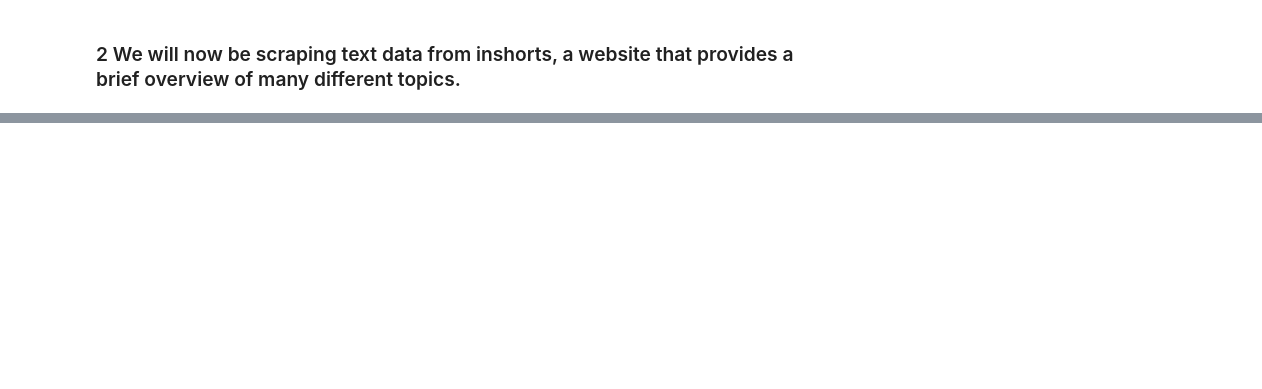
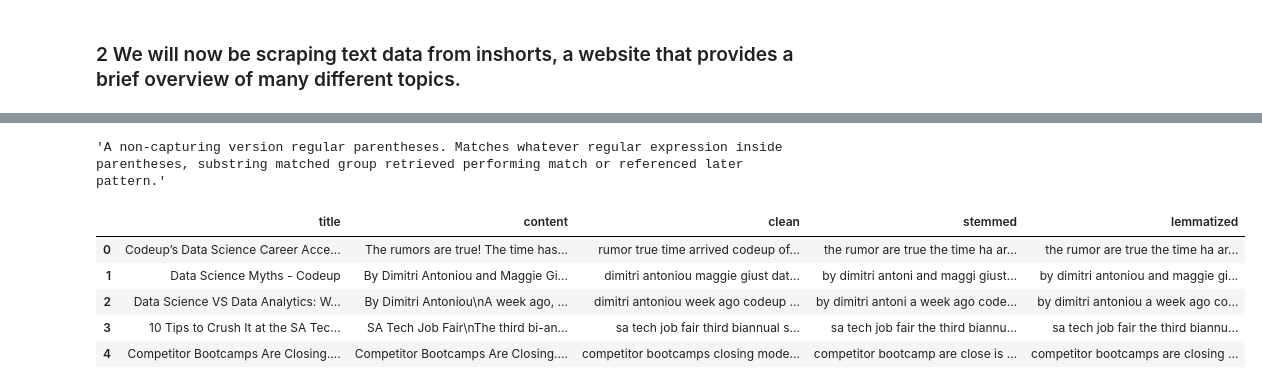
Before and after one commit to QuantumKane/natural-language-processing-exercises, a Jupyter notebook: workbench.ipynb, the cells around one changed output, grey strips where cells are left out. Saved outputs shown, nothing was run; the diff lists cells and outputs as text; code cells hidden in the pictures; blank space fills up the shorter version.

Commit message:
thru prep exercises

```diff
--- a/workbench.ipynb
+++ b/workbench.ipynb
@@ -71,0 +88,6 @@ get_blog_articles(urls, cached=False)
+# %%
+# Scrape a ResultSet of all the news cards on the page and look at first card
+
+cards = soup.find_all('div', class_='news-card')
+print(type(cards))
+cards[0]
@@ -71,0 +343,16 @@ get_blog_articles(urls, cached=False)
+# %%
+def lemmatize(string):
+    '''
+    This function takes in string for and
+    returns a string with words lemmatized.
+    '''
+    # Create the lemmatizer.
+    wnl = nltk.stem.WordNetLemmatizer()
+
+    # Use the lemmatizer on each word in the list of words we created by using split.
+    lemmas = [wnl.lemmatize(word) for word in string.split()]
+
+    # Join our list of words into a string again and assign to a variable.
+    string = ' '.join(lemmas)
+
+    return string
@@ -71,0 +395,33 @@ get_blog_articles(urls, cached=False)
+# %%
+remove_stopwords('A non-capturing version of regular parentheses. Matches whatever regular expression is inside the parentheses, but the substring matched by the group cannot be retrieved after performing a match or referenced later in the pattern.', extra_words=['cannot'], exclude_words=['or'])
+# %% [output]
+'A non-capturing version regular parentheses. Matches whatever regular expression inside parentheses, substring matched group retrieved performing match or referenced later pattern.'
+# %%
+def prep_article_data(df, column, extra_words=[], exclude_words=[]):
+    '''
+    This function take in a df and the string name for a text column with
+    option to pass lists for extra_words and exclude_words and
+    returns a df with the text article title, original text, stemmed text,
+    lemmatized text, cleaned, tokenized, & lemmatized text with stopwords removed.
+    '''
+    df['clean'] = df[column].apply(basic_clean)\
+                            .apply(tokenize)\
+                            .apply(remove_stopwords,
+                                   extra_words=extra_words,
+                                   exclude_words=exclude_words)\
+                            .apply(lemmatize)
+
+    df['stemmed'] = df[column].apply(basic_clean).apply(stem)
+
+    df['lemmatized'] = df[column].apply(basic_clean).apply(lemmatize)
+
+    return df[['title', column, 'clean', 'stemmed', 'lemmatized']]
+# %%
+prep_article_data(codeup_df, 'content')
+# %% [output]
+|  | title | content | clean | stemmed | lemmatized |
+| 0 | Codeup’s Data Science Career Acce... | The rumors are true! The time has... | rumor true time arrived codeup of... | the rumor are true the time ha ar... | the rumor are true the time ha ar... |
+| 1 | Data Science Myths - Codeup | By Dimitri Antoniou and Maggie Gi... | dimitri antoniou maggie giust dat... | by dimitri antoni and maggi giust... | by dimitri antoniou and maggie gi... |
+| 2 | Data Science VS Data Analytics: W... | By Dimitri Antoniou\nA week ago, ... | dimitri antoniou week ago codeup ... | by dimitri antoni a week ago code... | by dimitri antoniou a week ago co... |
+| 3 | 10 Tips to Crush It at the SA Tec... | SA Tech Job Fair\nThe third bi-an... | sa tech job fair third biannual s... | sa tech job fair the third biannu... | sa tech job fair the third biannu... |
+| 4 | Competitor Bootcamps Are Closing.... | Competitor Bootcamps Are Closing.... | competitor bootcamps closing mode... | competitor bootcamp are close is ... | competitor bootcamps are closing ... |
```
Also changed, not shown: parts of 29 cells of this notebook.
